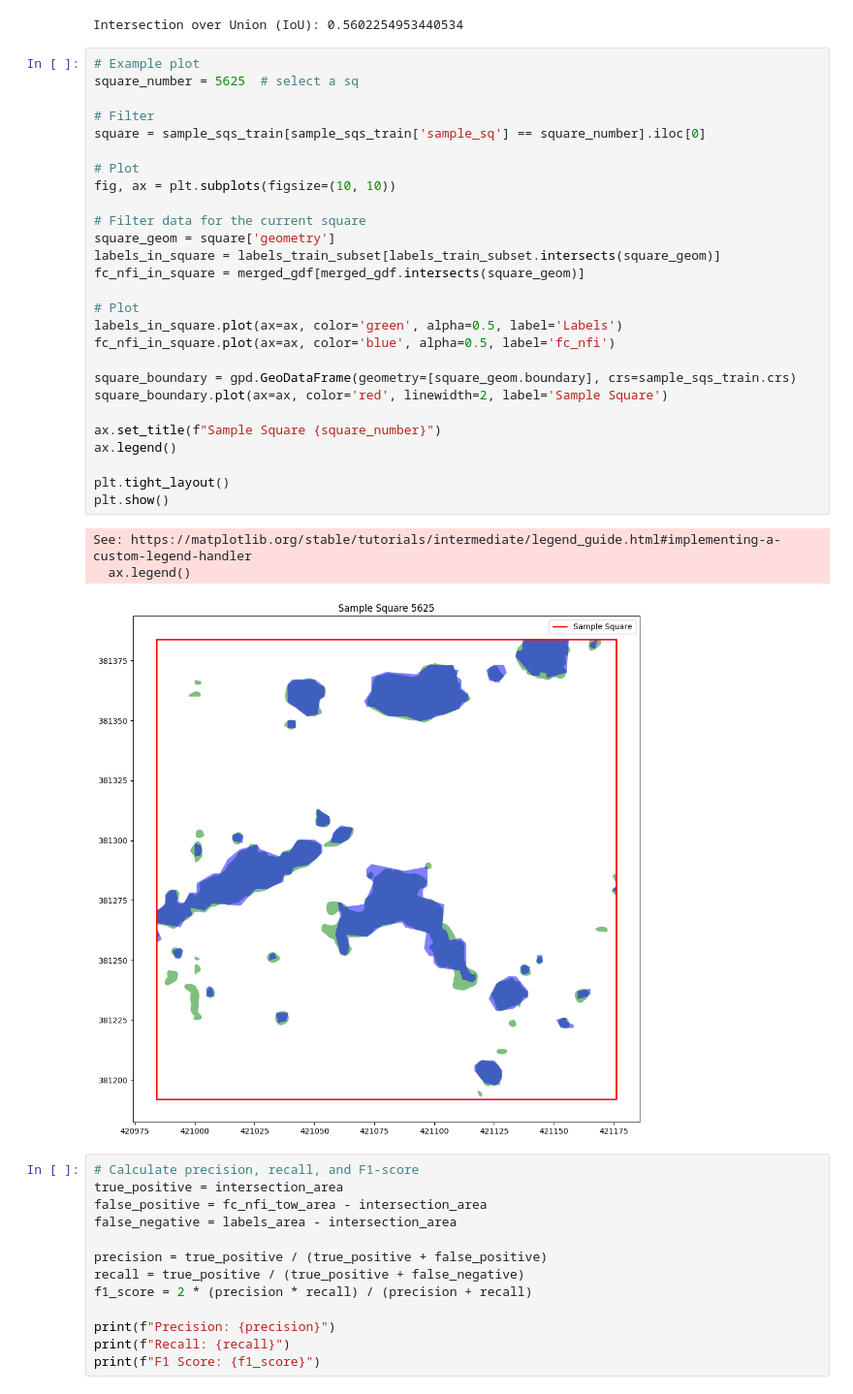
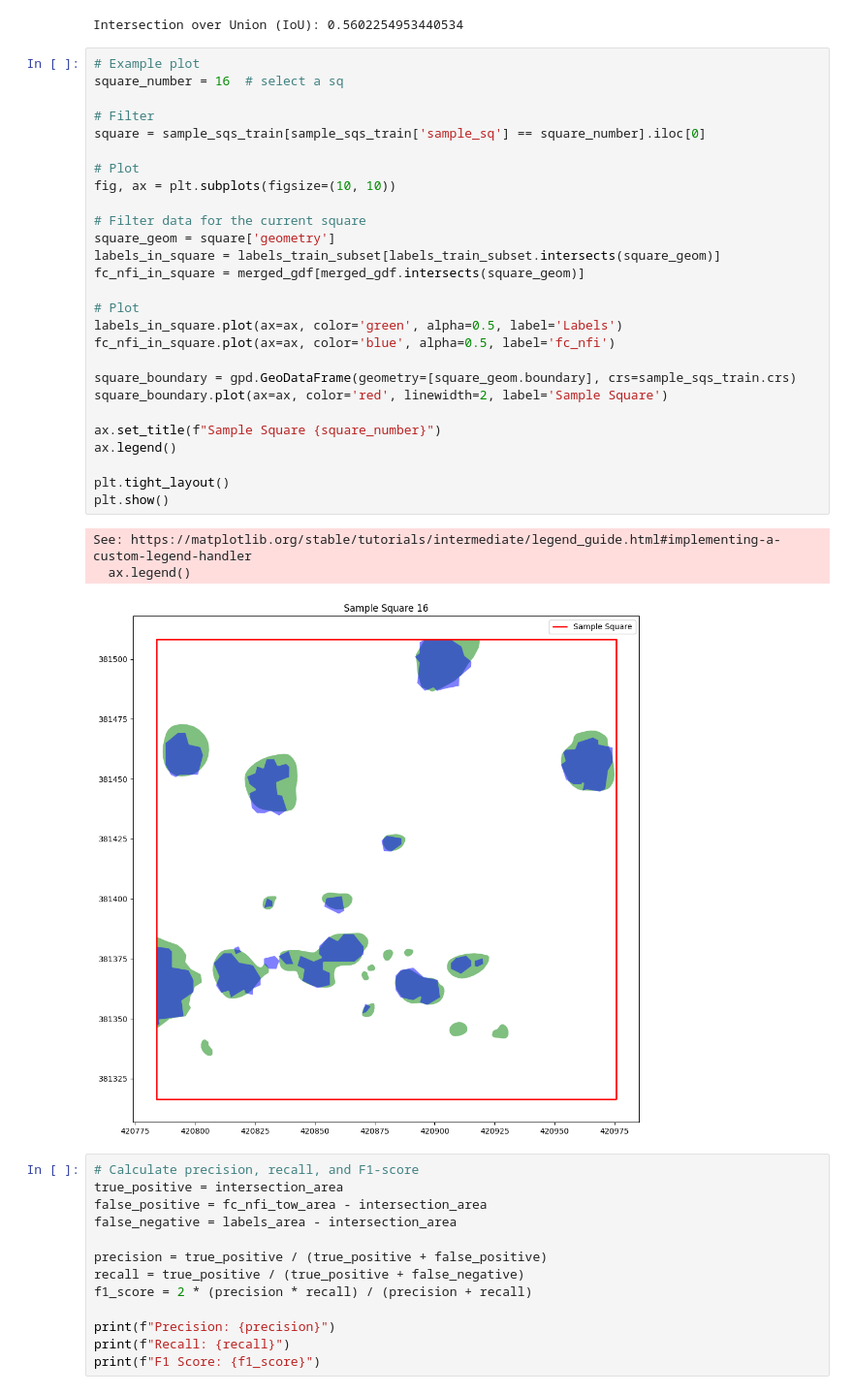
Before and after one commit to DGalexander/cnn-land-cover-eco, a Jupyter notebook: notebooks/tow_vs_adapt.ipynb, the cells around one changed output. Shown at 97% size. Cells and saved outputs as stored; diff of their text form.

```diff
--- a/notebooks/tow_vs_adapt.ipynb
+++ b/notebooks/tow_vs_adapt.ipynb
@@ -116,35 +116,35 @@ print(f"Intersection over Union (IoU): {iou}")
 Intersection over Union (IoU): 0.5602254953440534
 # %%
 # Example plot
-square_number = 5625  # select a sq
+square_number = 16  # select a sq
 
 # Filter
 square = sample_sqs_train[sample_sqs_train['sample_sq'] == square_number].iloc[0]
 
 # Plot
 fig, ax = plt.subplots(figsize=(10, 10))
 
 # Filter data for the current square
 square_geom = square['geometry']
 labels_in_square = labels_train_subset[labels_train_subset.intersects(square_geom)]
 fc_nfi_in_square = merged_gdf[merged_gdf.intersects(square_geom)]
 
 # Plot
 labels_in_square.plot(ax=ax, color='green', alpha=0.5, label='Labels')
 fc_nfi_in_square.plot(ax=ax, color='blue', alpha=0.5, label='fc_nfi')
 
 square_boundary = gpd.GeoDataFrame(geometry=[square_geom.boundary], crs=sample_sqs_train.crs)
 square_boundary.plot(ax=ax, color='red', linewidth=2, label='Sample Square')
 
 ax.set_title(f"Sample Square {square_number}")
 ax.legend()
 
 plt.tight_layout()
 plt.show()
 # %% [output]
 See: https://matplotlib.org/stable/tutorials/intermediate/legend_guide.html#implementing-a-custom-legend-handler
   ax.legend()
-[figure, old version]
+[figure, new version]
 # %%
 # Calculate precision, recall, and F1-score
 true_positive = intersection_area
```
